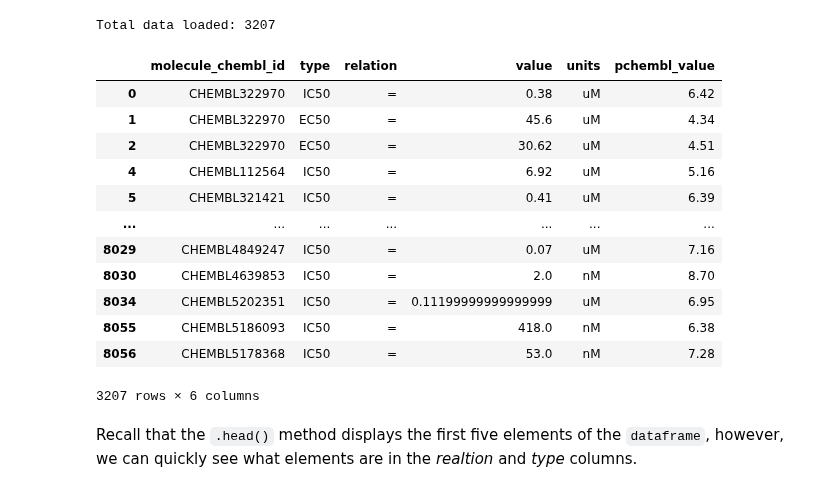
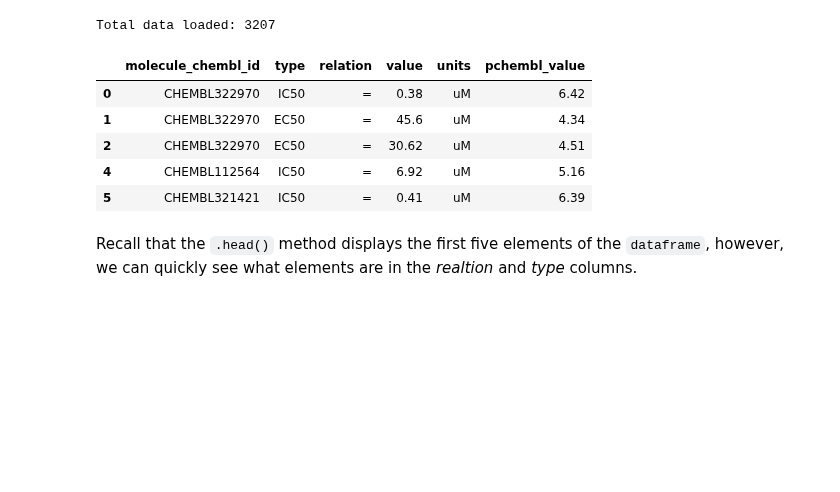
Before and after one commit to ramirezlab/CHEMO, a Jupyter notebook: 2_PART_TWO/2.1_Dataframes.en.ipynb, the cells around one changed output. Drawn from its saved outputs; the diff is of its cells as text; code cells hidden in the pictures; blank space fills up the shorter version.

```diff
--- a/2_PART_TWO/2.1_Dataframes.en.ipynb
+++ b/2_PART_TWO/2.1_Dataframes.en.ipynb
@@ -477,21 +477,14 @@ print(f'Total data loaded: {len(df_bioact)}')
 Total data loaded: 3207
 # %%
 # first composites of the dataframe
-df_bioact.head
+df_bioact.head()
 # %% [output]
 |  | molecule_chembl_id | type | relation | value | units | pchembl_value |
 | 0 | CHEMBL322970 | IC50 | = | 0.38 | uM | 6.42 |
 | 1 | CHEMBL322970 | EC50 | = | 45.6 | uM | 4.34 |
 | 2 | CHEMBL322970 | EC50 | = | 30.62 | uM | 4.51 |
 | 4 | CHEMBL112564 | IC50 | = | 6.92 | uM | 5.16 |
 | 5 | CHEMBL321421 | IC50 | = | 0.41 | uM | 6.39 |
-| ... | ... | ... | ... | ... | ... | ... |
-| 8029 | CHEMBL4849247 | IC50 | = | 0.07 | uM | 7.16 |
-| 8030 | CHEMBL4639853 | IC50 | = | 2.0 | nM | 8.70 |
-| 8034 | CHEMBL5202351 | IC50 | = | 0.11199999999999999 | uM | 6.95 |
-| 8055 | CHEMBL5186093 | IC50 | = | 418.0 | nM | 6.38 |
-| 8056 | CHEMBL5178368 | IC50 | = | 53.0 | nM | 7.28 |
-3207 rows × 6 columns
 # %% [markdown]
 Recall that the `.head()` method displays the first five elements of the `dataframe`, however, we can quickly see what elements are in the *realtion* and *type* columns.
 # %%
```
Also changed, not shown: parts of 7 cells of this notebook.
